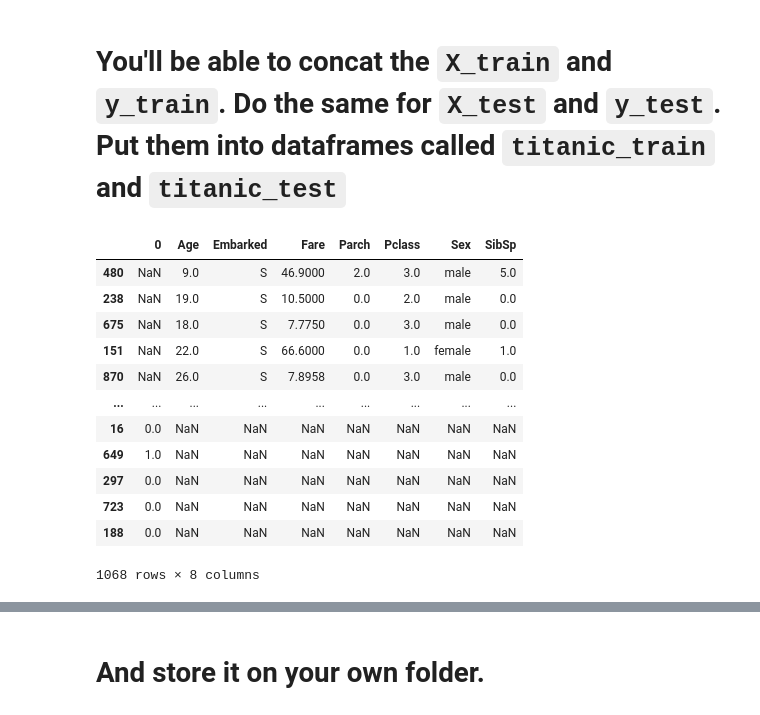
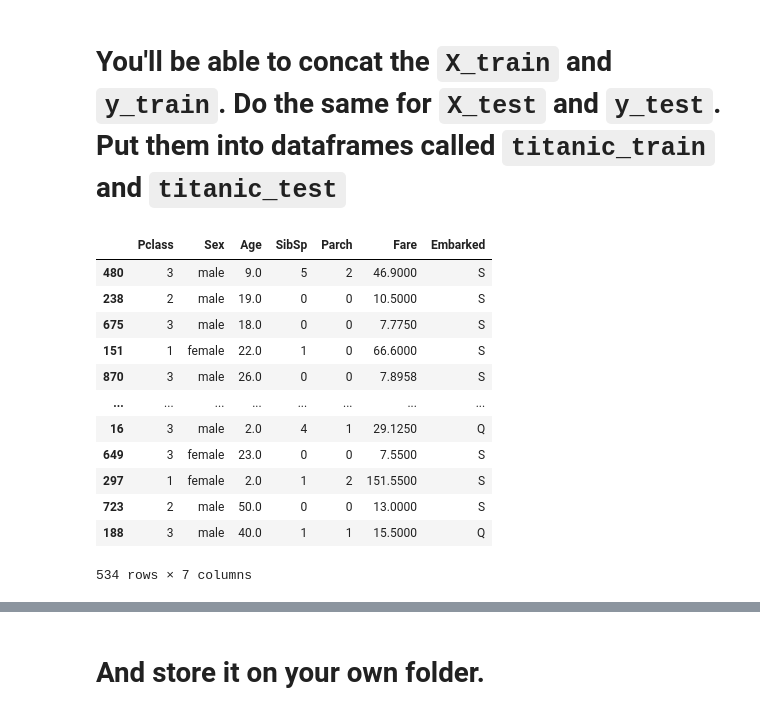
Before and after one commit to gabrielanakasato/ironhack-daft, a Jupyter notebook: labs/lab-w07/04-titanic-exploration/your-code/titanic-exploration-lab.ipynb, the cells around one changed output, grey strips where cells are left out. Drawn from its saved outputs; the diff is of its cells as text; code cells hidden in the pictures.

```diff
--- a/labs/lab-w07/04-titanic-exploration/your-code/titanic-exploration-lab.ipynb
+++ b/labs/lab-w07/04-titanic-exploration/your-code/titanic-exploration-lab.ipynb
@@ -425,17 +425,18 @@ X_train, X_test, y_train, y_test = train_test_split(X, y)
 # You'll be able to concat the `X_train` and `y_train`. Do the same for `X_test` and `y_test`. Put them into dataframes called `titanic_train` and `titanic_test`
 # %%
 # Concatenate dataframes
+X_train
 # %% [output]
-|  | 0 | Age | Embarked | Fare | Parch | Pclass | Sex | SibSp |
-| 480 | NaN | 9.0 | S | 46.9000 | 2.0 | 3.0 | male | 5.0 |
-| 238 | NaN | 19.0 | S | 10.5000 | 0.0 | 2.0 | male | 0.0 |
-| 675 | NaN | 18.0 | S | 7.7750 | 0.0 | 3.0 | male | 0.0 |
-| 151 | NaN | 22.0 | S | 66.6000 | 0.0 | 1.0 | female | 1.0 |
-| 870 | NaN | 26.0 | S | 7.8958 | 0.0 | 3.0 | male | 0.0 |
-| ... | ... | ... | ... | ... | ... | ... | ... | ... |
-| 16 | 0.0 | NaN | NaN | NaN | NaN | NaN | NaN | NaN |
-| 649 | 1.0 | NaN | NaN | NaN | NaN | NaN | NaN | NaN |
-| 297 | 0.0 | NaN | NaN | NaN | NaN | NaN | NaN | NaN |
-| 723 | 0.0 | NaN | NaN | NaN | NaN | NaN | NaN | NaN |
-| 188 | 0.0 | NaN | NaN | NaN | NaN | NaN | NaN | NaN |
+|  | Pclass | Sex | Age | SibSp | Parch | Fare | Embarked |
+| 480 | 3 | male | 9.0 | 5 | 2 | 46.9000 | S |
+| 238 | 2 | male | 19.0 | 0 | 0 | 10.5000 | S |
+| 675 | 3 | male | 18.0 | 0 | 0 | 7.7750 | S |
+| 151 | 1 | female | 22.0 | 1 | 0 | 66.6000 | S |
+| 870 | 3 | male | 26.0 | 0 | 0 | 7.8958 | S |
+| ... | ... | ... | ... | ... | ... | ... | ... |
+| 16 | 3 | male | 2.0 | 4 | 1 | 29.1250 | Q |
+| 649 | 3 | female | 23.0 | 0 | 0 | 7.5500 | S |
+| 297 | 1 | female | 2.0 | 1 | 2 | 151.5500 | S |
+| 723 | 2 | male | 50.0 | 0 | 0 | 13.0000 | S |
+| 188 | 3 | male | 40.0 | 1 | 1 | 15.5000 | Q |
-1068 rows × 8 columns
+534 rows × 7 columns
```
Also changed, not shown: parts of 2 cells of this notebook, 2 other files.
